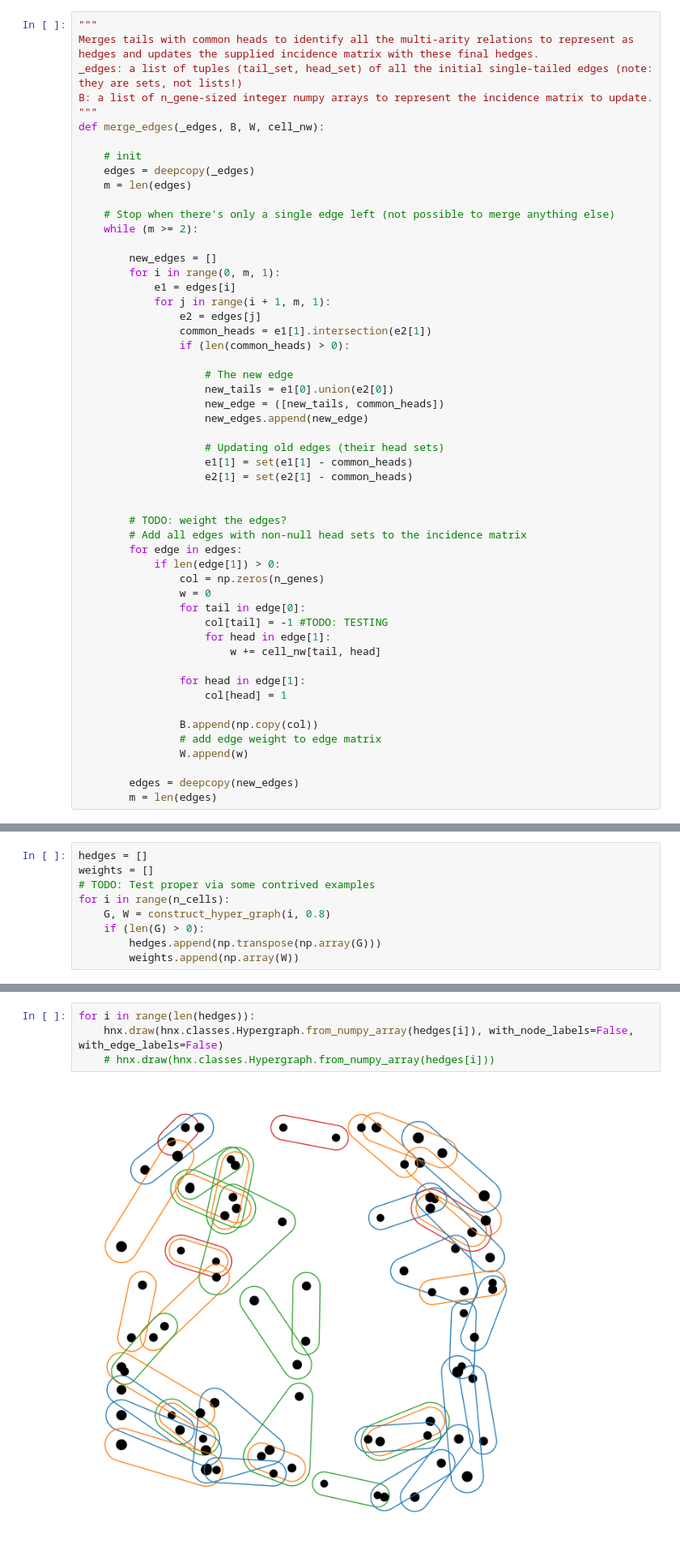
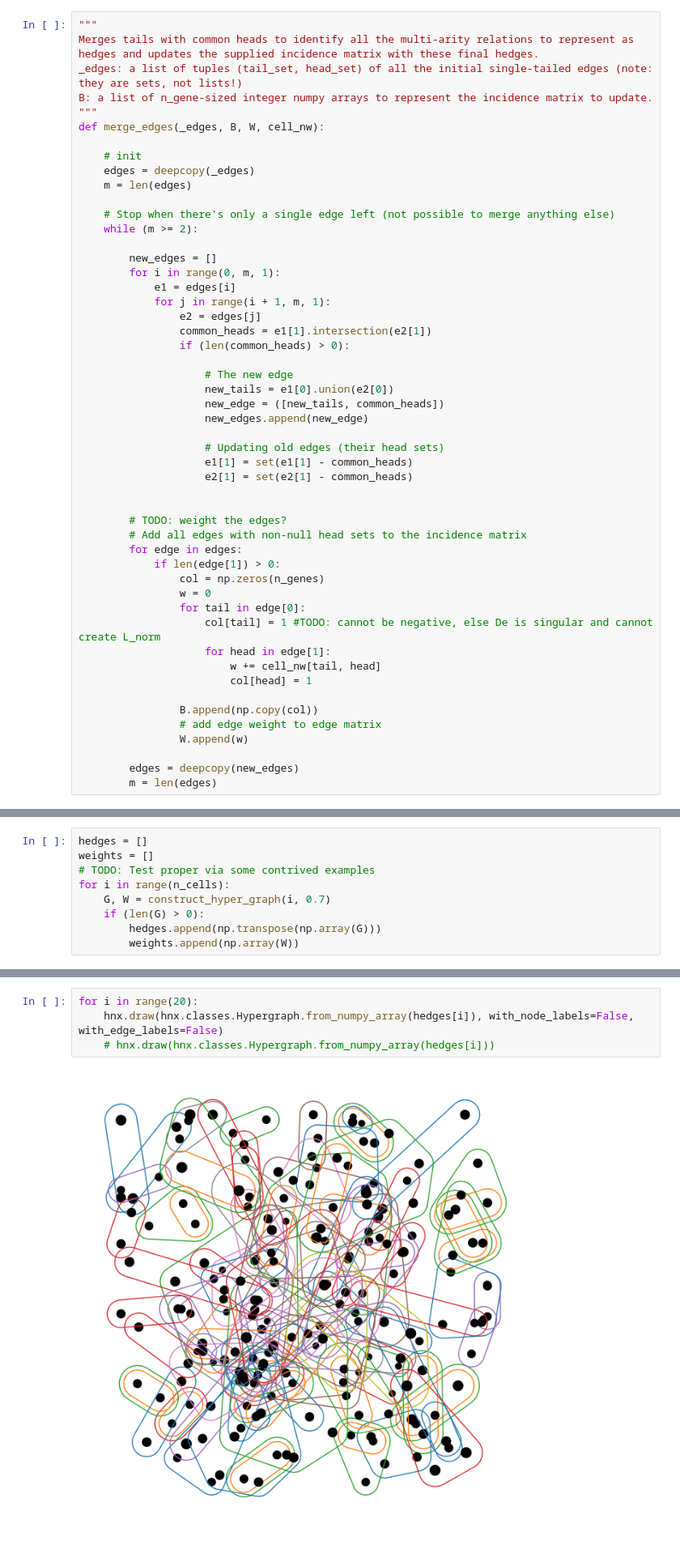
Before and after one commit to Dennis-Bersenev/scPectral, a Jupyter notebook: src/mESCsResult.ipynb, the cells around one changed output, grey strips where cells are left out. Shown at 81% size. Drawn from its saved outputs; the diff is of its cells as text.

```diff
--- a/src/mESCsResult.ipynb
+++ b/src/mESCsResult.ipynb
@@ -70,12 +70,10 @@ def merge_edges(_edges, B, W, cell_nw):
                 col = np.zeros(n_genes)
                 w = 0
                 for tail in edge[0]:
-                    col[tail] = -1 #TODO: TESTING
+                    col[tail] = 1 #TODO: cannot be negative, else De is singular and cannot create L_norm
                     for head in edge[1]:
                         w += cell_nw[tail, head]
-
-                for head in edge[1]:
-                    col[head] = 1
+                        col[head] = 1
 
                 B.append(np.copy(col))
                 # add edge weight to edge matrix
@@ -150,7 +148,7 @@ hedges = []
 weights = []
 # TODO: Test proper via some contrived examples
 for i in range(n_cells):
-    G, W = construct_hyper_graph(i, 0.8)
+    G, W = construct_hyper_graph(i, 0.7)
     if (len(G) > 0):
         hedges.append(np.transpose(np.array(G)))
         weights.append(np.array(W))
@@ -188,11 +189,11 @@ H.shape
 # Hypergraph Visualization
 Lookin' like there's a bug in the construction of the graph! debug time!
 # %%
-for i in range(len(hedges)):
+for i in range(20):
     hnx.draw(hnx.classes.Hypergraph.from_numpy_array(hedges[i]), with_node_labels=False, with_edge_labels=False)
     # hnx.draw(hnx.classes.Hypergraph.from_numpy_array(hedges[i]))
 # %% [output]
-[figure, old version]
+[figure, new version]
 # %%
 # hnx.draw(HG)
 # hnx.drawing.rubber_band.draw(HG, with_node_labels=False, with_edge_labels=False) Full graph is completely incomprehensible
```
Also changed, not shown: parts of 14 cells of this notebook.
